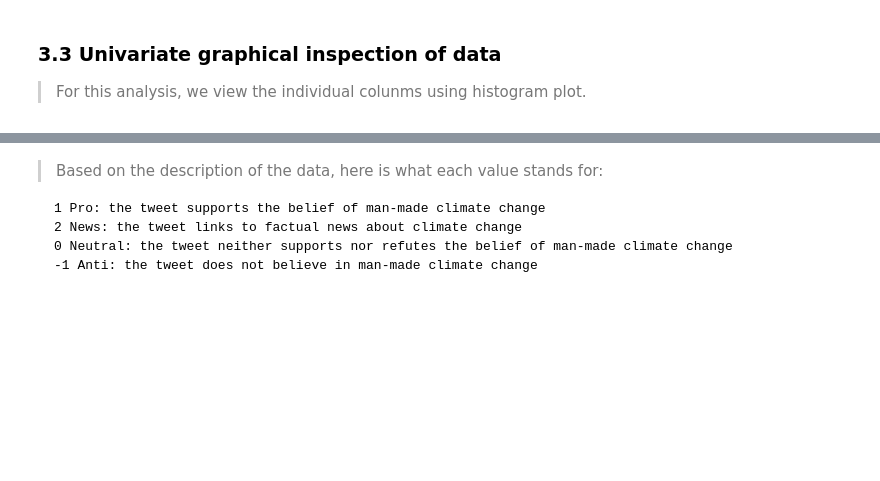
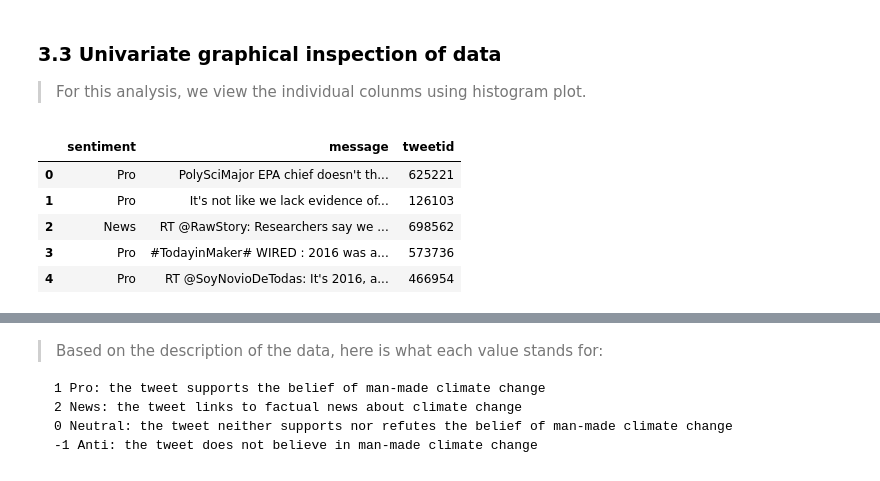
Before and after one commit to Ashafa1905/Team_JM1_Climate-Change-Belief-Analysis-2022, a Jupyter notebook: edsa-climate-change-belief-analysis-2022/Team_JM1.ipynb, the cells around one changed output, grey strips where cells are left out. Saved outputs shown, nothing was run; the diff lists cells and outputs as text; code cells hidden in the pictures; blank space fills up the shorter version.

```diff
--- a/edsa-climate-change-belief-analysis-2022/Team_JM1.ipynb
+++ b/edsa-climate-change-belief-analysis-2022/Team_JM1.ipynb
@@ -370,2 +334,19 @@ From the codes above the sentiment feature has four unique values. Most observat
+# %%
+# replace all numeric values with the appropriate labels given by the dataset.
+num_to_name = {
+    -1: "Anti",
+     0: "Neutral",
+     1: "Pro",
+     2: "News",
+}
+plot_graphs["sentiment"] = plot_graphs["sentiment"].apply(lambda num: num_to_name[num])
+plot_graphs.head()
+# %% [output]
+|  | sentiment | message | tweetid |
+| 0 | Pro | PolySciMajor EPA chief doesn't th... | 625221 |
+| 1 | Pro | It's not like we lack evidence of... | 126103 |
+| 2 | News | RT @RawStory: Researchers say we ... | 698562 |
+| 3 | Pro | #TodayinMaker# WIRED : 2016 was a... | 573736 |
+| 4 | Pro | RT @SoyNovioDeTodas: It's 2016, a... | 466954 |
 # %%
 #ploting the distribution of unique label values
```
Also changed, not shown: parts of 7 cells of this notebook.
